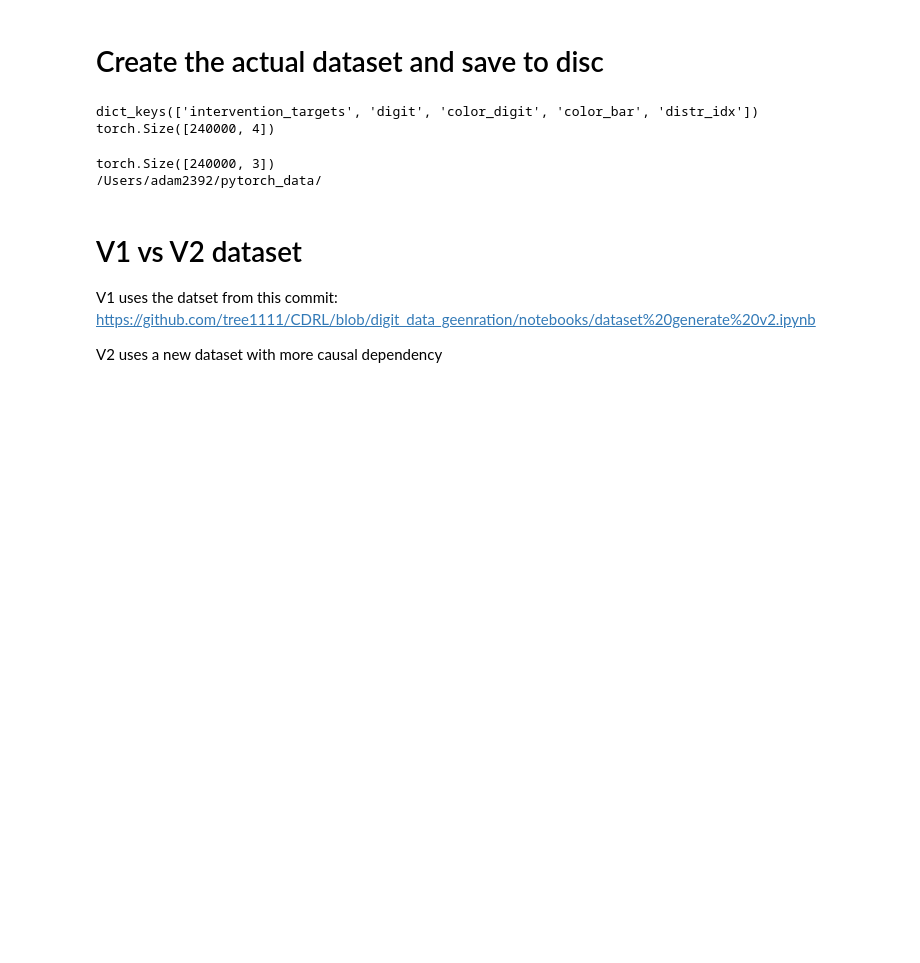
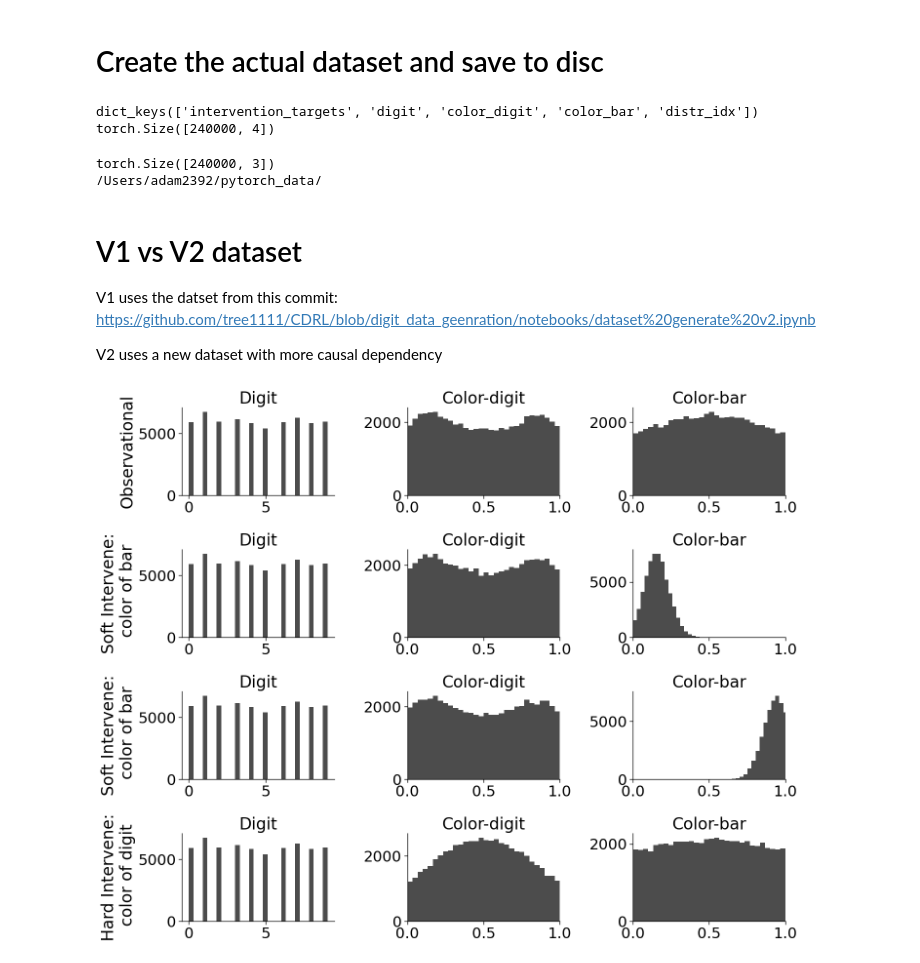
Before and after one commit to tree1111/CDRL, a Jupyter notebook: notebooks/dataset generate v2.ipynb, the cells around one changed output. Saved outputs shown, nothing was run; the diff lists cells and outputs as text; code cells hidden in the pictures; blank space fills up the shorter version.

```diff
--- a/notebooks/dataset generate v2.ipynb
+++ b/notebooks/dataset generate v2.ipynb
@@ -72,7 +72,8 @@ sns.histplot(labels)
 <Axes: ylabel='Count'>
 [figure]
 # %%
-sns.se
+sns.set_context("paper", font_scale=2.0)
+
 # Plotting the distributions
 fig, axes = plt.subplots(4, 3, figsize=(15, 12), sharex=False, sharey=False)
 for idx in range(4):
@@ -242,0 +452,32 @@ V2 uses a new dataset with more causal dependency
+# %%
+# Plotting the distributions
+fig, axes = plt.subplots(4, 3, figsize=(15, 12), sharex=False, sharey=False)
+for idx in range(4):
+    causal_labels = bar_digit_scm(intervention_idx=idx, labels=labels)
+    if idx == 0:
+        setting = "Observational"
+    elif idx == 1:
+        setting = "Soft Intervene:\n color of bar"
+    elif idx == 2:
+        setting = "Soft Intervene:\n color of bar"
+    elif idx == 3:
+        setting = "Hard Intervene:\n color of digit"
+    axes[idx, 0].set_ylabel(f"{setting}")
+
+    digit = causal_labels["digit"]
+    color_digit = causal_labels["color_digit"]
+    color_bar = causal_labels["color_bar"]
+
+    axes[idx, 0].hist(digit, bins=30, color="black", alpha=0.7)
+    axes[idx, 0].set_title(f"Digit")
+    axes[idx, 1].hist(color_digit, bins=30, color="black", alpha=0.7)
+    axes[idx, 1].set_title(f"Color-digit")
+    axes[idx, 1].set_xlim([0, 1])
+    axes[idx, 2].hist(color_bar, bins=30, color="black", alpha=0.7)
+    axes[idx, 2].set_title(f"Color-bar")
+    axes[idx, 2].set_xlim([0, 1])
+
+plt.tight_layout()
+plt.show()
+# %% [output]
+[figure, added]
```
Also changed, not shown: parts of 4 cells of this notebook, 9 other files.
